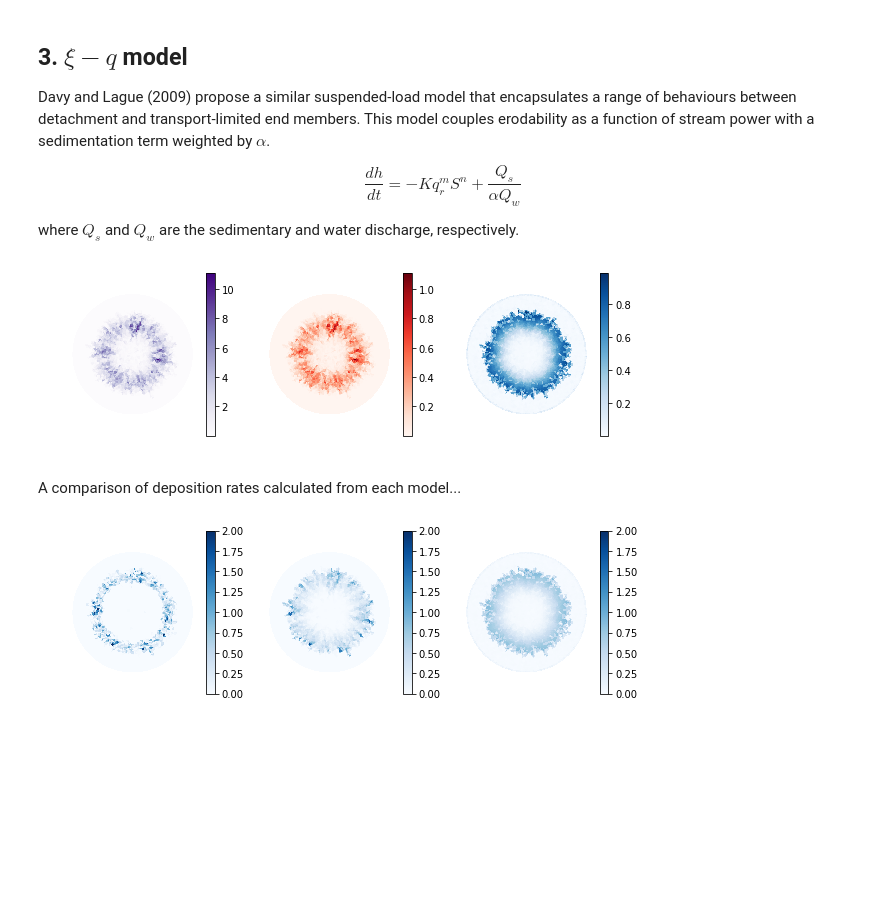
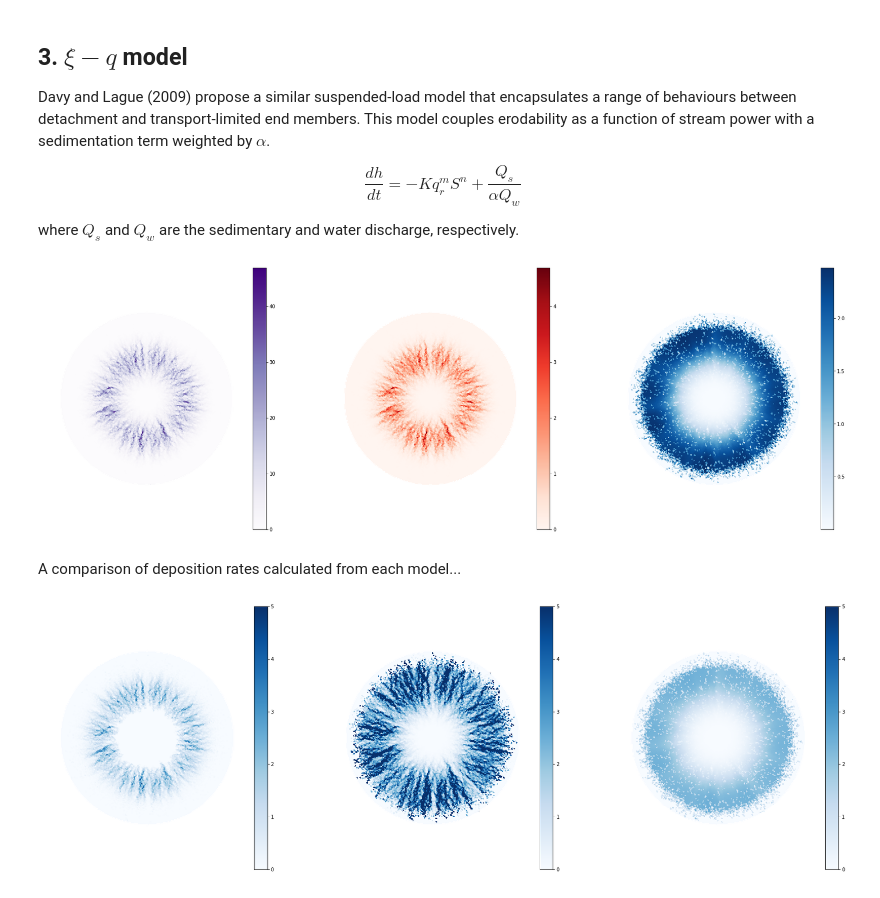
Before and after one commit to underworldcode/quagmire, a Jupyter notebook: Notebooks/erosion - deposition models.ipynb, the cells around one changed output. Drawn from its saved outputs; the diff is of its cells as text; code cells hidden in the pictures; blank space fills up the shorter version.

```diff
--- a/Notebooks/erosion - deposition models.ipynb
+++ b/Notebooks/erosion - deposition models.ipynb
@@ -63,7 +66,7 @@ def compute_stream_power(self, m=1, n=1):
 stream_power = compute_stream_power(sp, m=1, n=1)
 # %%
 # Plot the height, rainfall, and stream power
-fig, (ax1, ax2, ax3) = plt.subplots(1,3, figsize=(10,3))
+fig, (ax1, ax2, ax3) = plt.subplots(1,3, figsize=(30,10))
 for ax in [ax1, ax2, ax3]:
     ax.axis('equal')
     ax.axis('off')
@@ -101,7 +104,7 @@ def erosion_deposition_1(self, stream_power, efficiency=0.1):
 erosion_rate1, deposition_rate1 = erosion_deposition_1(sp, stream_power, efficiency=0.1)
 # %%
 # Plot the stream power, erosion and deposition rates
-fig, (ax1, ax2, ax3) = plt.subplots(1,3, figsize=(10,3))
+fig, (ax1, ax2, ax3) = plt.subplots(1,3, figsize=(30,10))
 for ax in [ax1, ax2, ax3]:
     ax.axis('equal')
     ax.axis('off')
@@ -149,7 +152,7 @@ def erosion_deposition_2(self, stream_power, efficiency=0.1, length_scale=10.):
 erosion_rate2, deposition_rate2 = erosion_deposition_2(sp, stream_power, efficiency=0.1, length_scale=10.)
 # %%
 # Plot the stream power, erosion and deposition rates
-fig, (ax1, ax2, ax3) = plt.subplots(1,3, figsize=(10,3))
+fig, (ax1, ax2, ax3) = plt.subplots(1,3, figsize=(30,10))
 for ax in [ax1, ax2, ax3]:
     ax.axis('equal')
     ax.axis('off')
@@ -194,7 +197,7 @@ def erosion_depositon_3(self, stream_power, efficiency=0.1, alpha=1.):
 erosion_rate3, deposition_rate3 = erosion_depositon_3(sp, stream_power, efficiency=0.1, alpha=1.0)
 # %%
 # Plot the stream power, erosion and deposition rates
-fig, (ax1, ax2, ax3) = plt.subplots(1,3, figsize=(10,3))
+fig, (ax1, ax2, ax3) = plt.subplots(1,3, figsize=(30,10))
 for ax in [ax1, ax2, ax3]:
     ax.axis('equal')
     ax.axis('off')
@@ -207,22 +210,22 @@ fig.colorbar(im2, ax=ax2)
 fig.colorbar(im3, ax=ax3)
 plt.show()
 # %% [output]
-[figure, old version]
+[figure, new version]
 # %% [markdown]
 A comparison of deposition rates calculated from each model...
 # %%
 # Compare deposition rates
-fig, (ax1, ax2, ax3) = plt.subplots(1,3, figsize=(10,3))
+fig, (ax1, ax2, ax3) = plt.subplots(1,3, figsize=(30,10))
 for ax in [ax1, ax2, ax3]:
     ax.axis('equal')
     ax.axis('off')
-im1 = ax1.tripcolor(x, y, sp.tri.simplices, deposition_rate1, cmap='Blues', vmin=0, vmax=2)
-im2 = ax2.tripcolor(x, y, sp.tri.simplices, deposition_rate2, cmap='Blues', vmin=0, vmax=2)
-im3 = ax3.tripcolor(x, y, sp.tri.simplices, deposition_rate3, cmap='Blues', vmin=0, vmax=2)
+im1 = ax1.tripcolor(x, y, sp.tri.simplices, deposition_rate1, cmap='Blues', vmin=0, vmax=5)
+im2 = ax2.tripcolor(x, y, sp.tri.simplices, deposition_rate2, cmap='Blues', vmin=0, vmax=5)
+im3 = ax3.tripcolor(x, y, sp.tri.simplices, deposition_rate3, cmap='Blues', vmin=0, vmax=5)
 
 fig.colorbar(im1, ax=ax1)
 fig.colorbar(im2, ax=ax2)
 fig.colorbar(im3, ax=ax3)
 plt.show()
 # %% [output]
-[figure, old version]
+[figure, new version]
```
Also changed, not shown: parts of 4 cells of this notebook, 7 other files.
